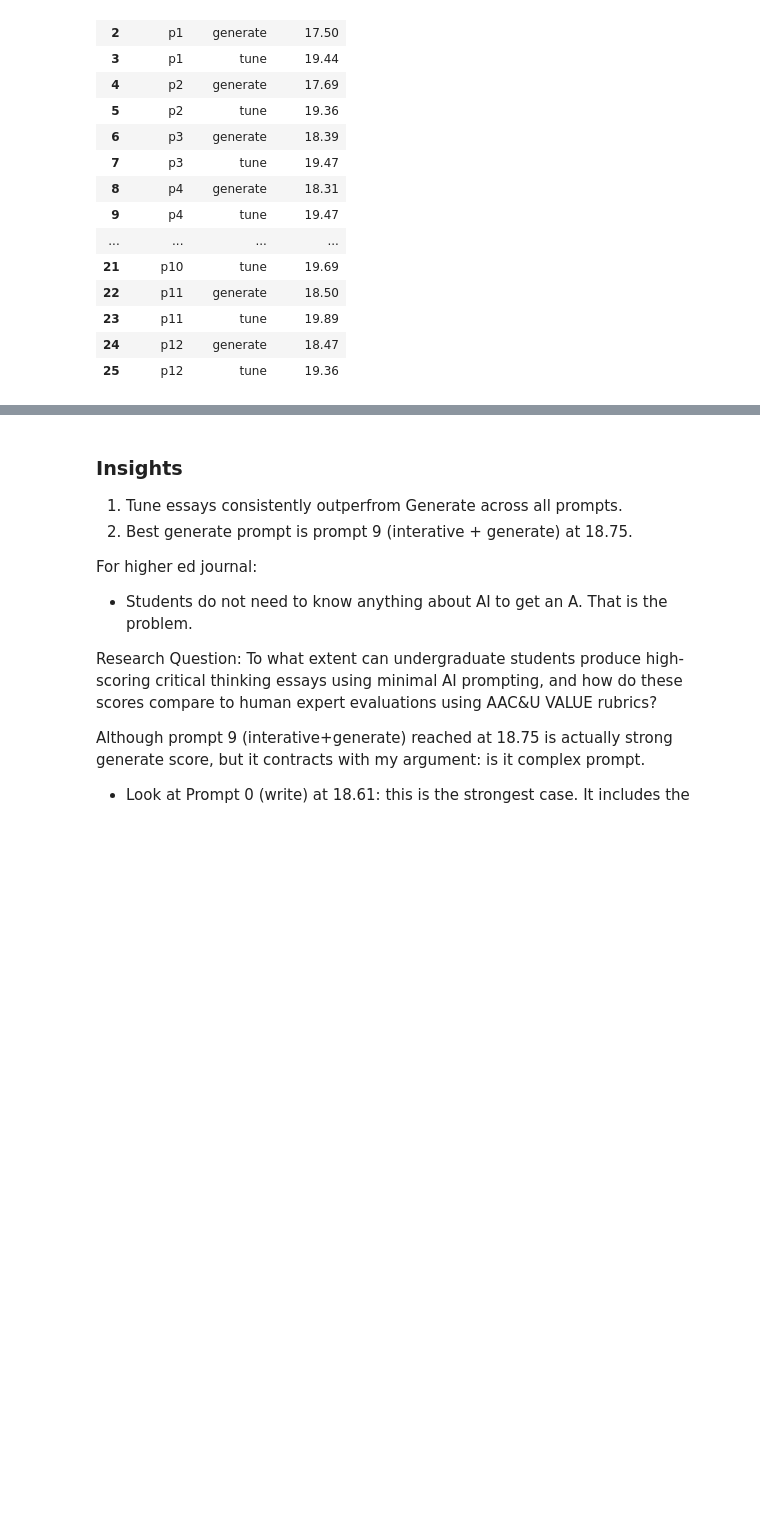
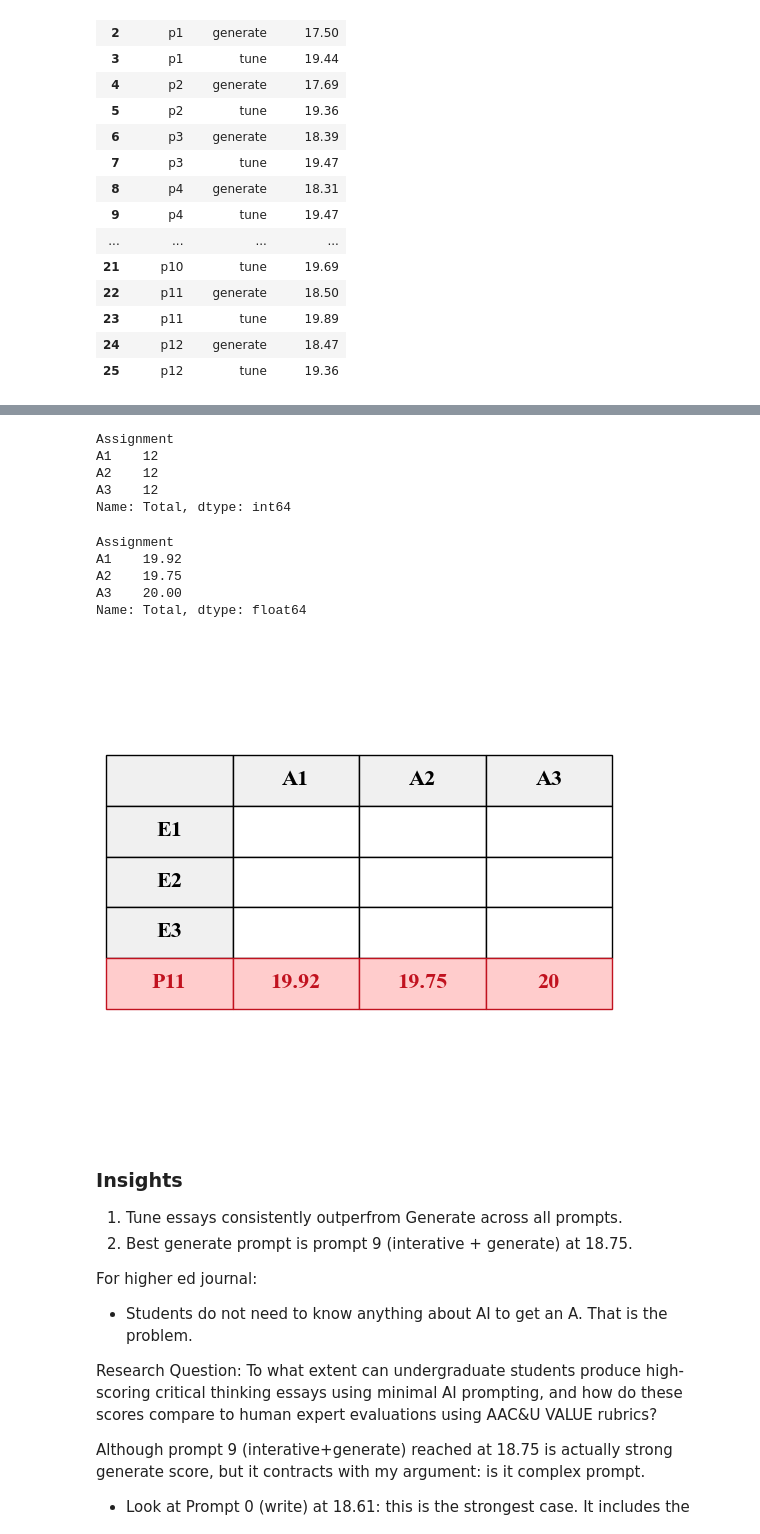
Before and after one commit to raminguyen/ai-assessment, a Jupyter notebook: src/visualize_scores.ipynb, the cells around one changed output, grey strips where cells are left out. Cells and saved outputs as stored; diff of their text form; code cells hidden in the pictures; blank space fills up the shorter version.

```diff
--- a/src/visualize_scores.ipynb
+++ b/src/visualize_scores.ipynb
@@ -131,3 +131,77 @@ visualize.plot_avg_total_by_essaytype(avg_df, prompts, techniques)
+# %%
+p11_tuned = scores[(scores['Prompt'] == 'p11') & (scores['EssayType'] == 'tune')]
+print(p11_tuned.groupby('Assignment')['Total'].count())
+# %% [output]
+Assignment
+A1    12
+A2    12
+A3    12
+Name: Total, dtype: int64
+# %%
+p11_avg_tuned = scores[(scores['Prompt'] == 'p11') & (scores['EssayType'] == 'tune')].groupby('Assignment')['Total'].mean().round(2)
+p11_avg_tuned
+# %% [output]
+Assignment
+A1    19.92
+A2    19.75
+A3    20.00
+Name: Total, dtype: float64
+# %%
+import matplotlib.pyplot as plt
+import numpy as np
+
+fig, ax = plt.subplots(figsize=(6, 5))
+ax.axis('off')
+
+# Table data
+row_labels = ['', 'E1', 'E2', 'E3', 'P11']
+col_labels = ['', 'A1', 'A2', 'A3']
+
+table_data = [
+    ['', 'A1', 'A2', 'A3'],
+    ['E1', '', '', ''],
+    ['E2', '', '', ''],
+    ['E3', '', '', ''],
+    ['P11', '19.92', '19.75', '20']
+]
+
+# Create table
+table = ax.table(
+    cellText=table_data,
+    loc='center',
+    cellLoc='center'
+)
+
+table.auto_set_font_size(False)
+table.set_fontsize(16)
+table.scale(1.5, 2.5)
+
+# Style all cells
+for i in range(5):
+    for j in range(4):
+        cell = table[i, j]
+        cell.set_text_props(fontfamily='Arial Narrow', color='black')
+        cell.set_edgecolor('black')
+        cell.set_linewidth(1)
+
+        # Header row and first column bold
+        if i == 0 or j == 0:
+            cell.set_text_props(fontweight='bold', fontfamily='Arial Narrow', color='black')
+            cell.set_facecolor('#f0f0f0')
+        else:
+            cell.set_facecolor('white')
+
+        # P11 row (row index 4) - orange/red color
+        if i == 4:
+            cell.set_text_props(fontweight='bold', fontfamily='Arial Narrow', color='#c1121f')
+            cell.set_facecolor('#ffcccc')
+            cell.set_edgecolor('#c1121f')
+
+plt.tight_layout()
+plt.savefig('score_table.png', dpi=150, bbox_inches='tight', facecolor='white')
+plt.show()
+# %% [output]
+[figure, added]
 # %% [markdown]
 ### Insights
 
```
Also changed, not shown: parts of 2 cells of this notebook, 5 other files.
